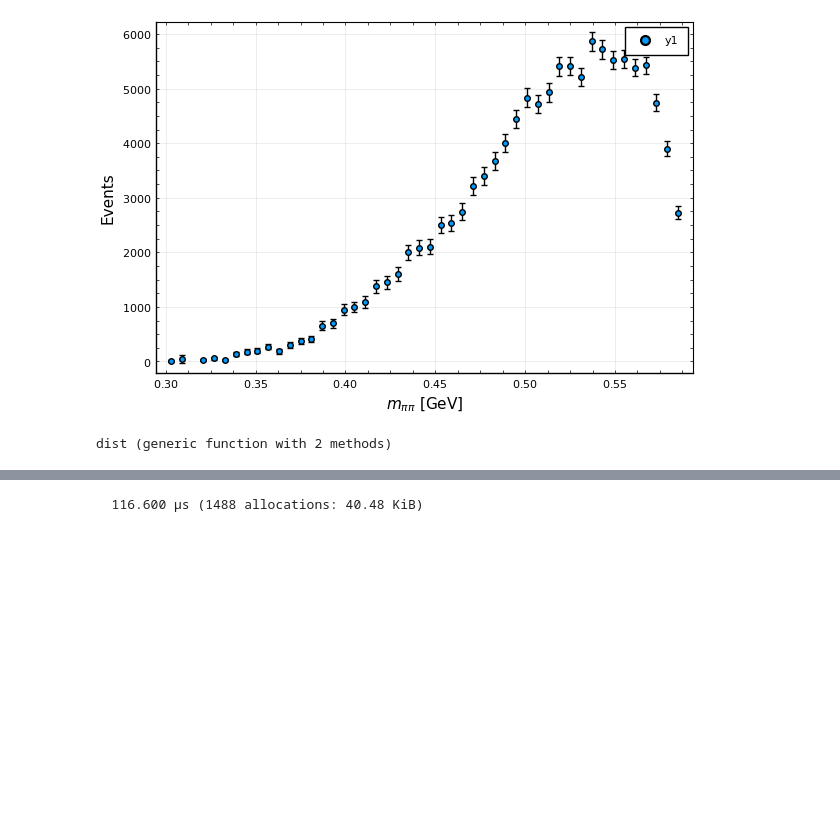
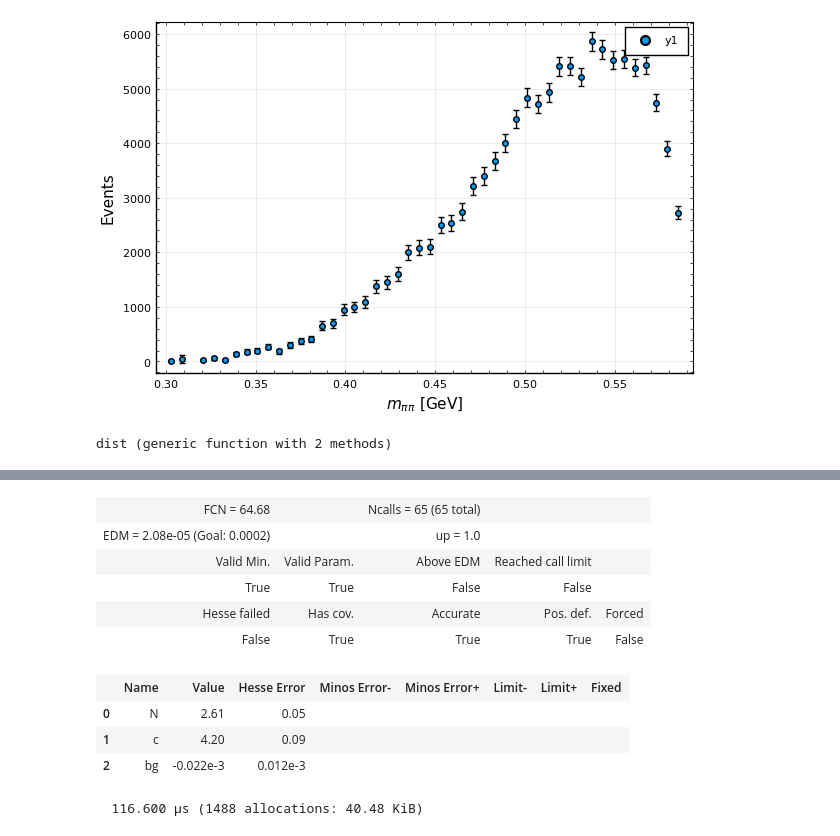
Before and after one commit to fkguo/IMinuit.jl, a Jupyter notebook: docs/example.ipynb, the cells around one changed output, grey strips where cells are left out. Saved outputs shown, nothing was run; the diff lists cells and outputs as text; code cells hidden in the pictures; blank space fills up the shorter version.

```diff
--- a/docs/example.ipynb
+++ b/docs/example.ipynb
@@ -200,3 +200,18 @@ migrad(fit2)
+# %%
+# the privous fit status can be passed to a new fit
+fit2_new = model_fit(dist, data, fit2, name = parname, fix_bg = false)
+migrad(fit2_new)
+# %% [output]
+| FCN = 64.68 |  | Ncalls = 65 (65 total) |  |  |
+| EDM = 2.08e-05 (Goal: 0.0002) |  | up = 1.0 |  |  |
+| Valid Min. | Valid Param. | Above EDM | Reached call limit |  |
+| True | True | False | False |  |
+| Hesse failed | Has cov. | Accurate | Pos. def. | Forced |
+| False | True | True | True | False |
+|  | Name | Value | Hesse Error | Minos Error- | Minos Error+ | Limit- | Limit+ | Fixed |
+| 0 | N | 2.61 | 0.05 |  |  |  |  |  |
+| 1 | c | 4.20 | 0.09 |  |  |  |  |  |
+| 2 | bg | -0.022e-3 | 0.012e-3 |  |  |  |  |  |
 # %%
 @btime migrad(fit)
 minos(fit)
```
Also changed, not shown: parts of 2 cells of this notebook.
